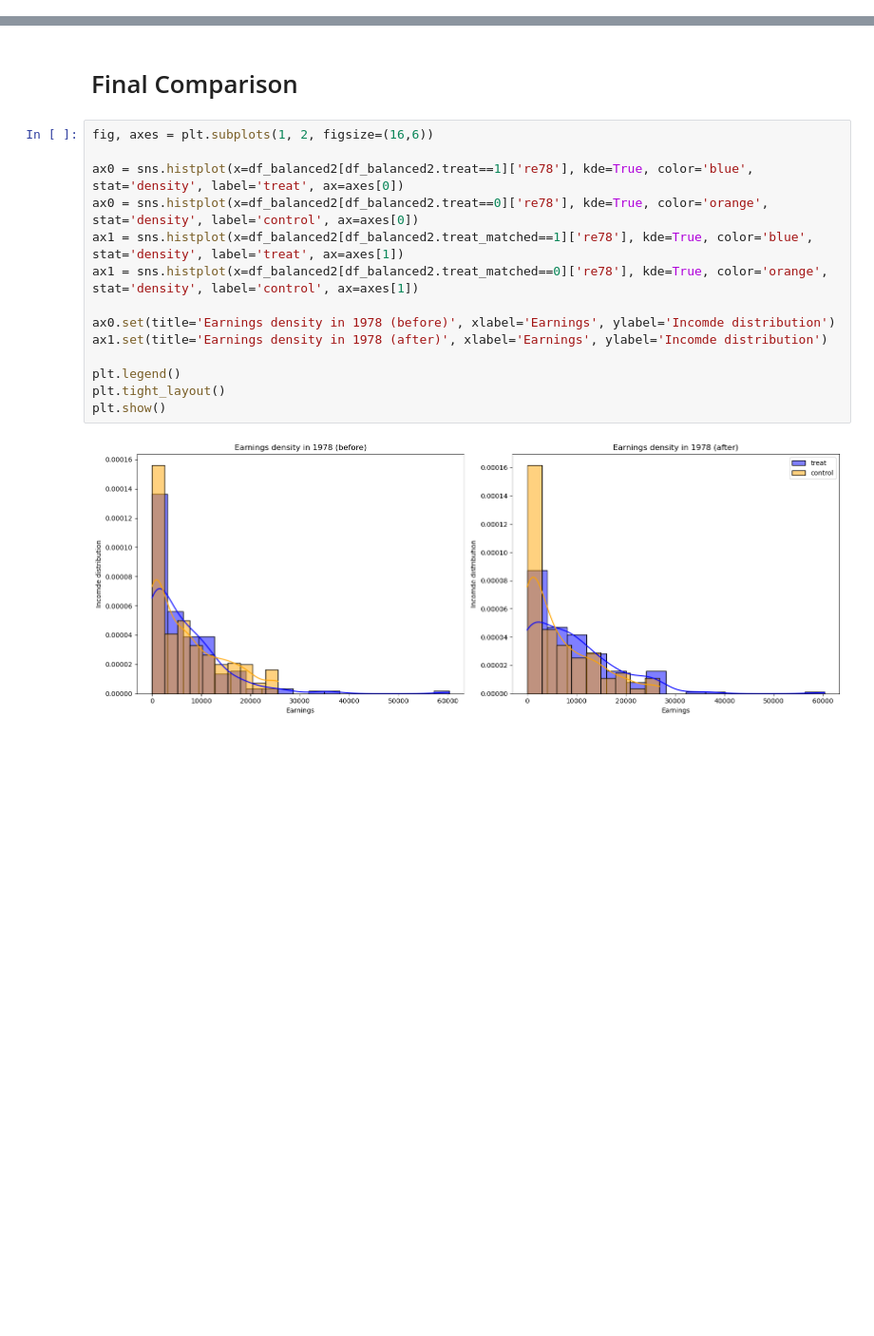
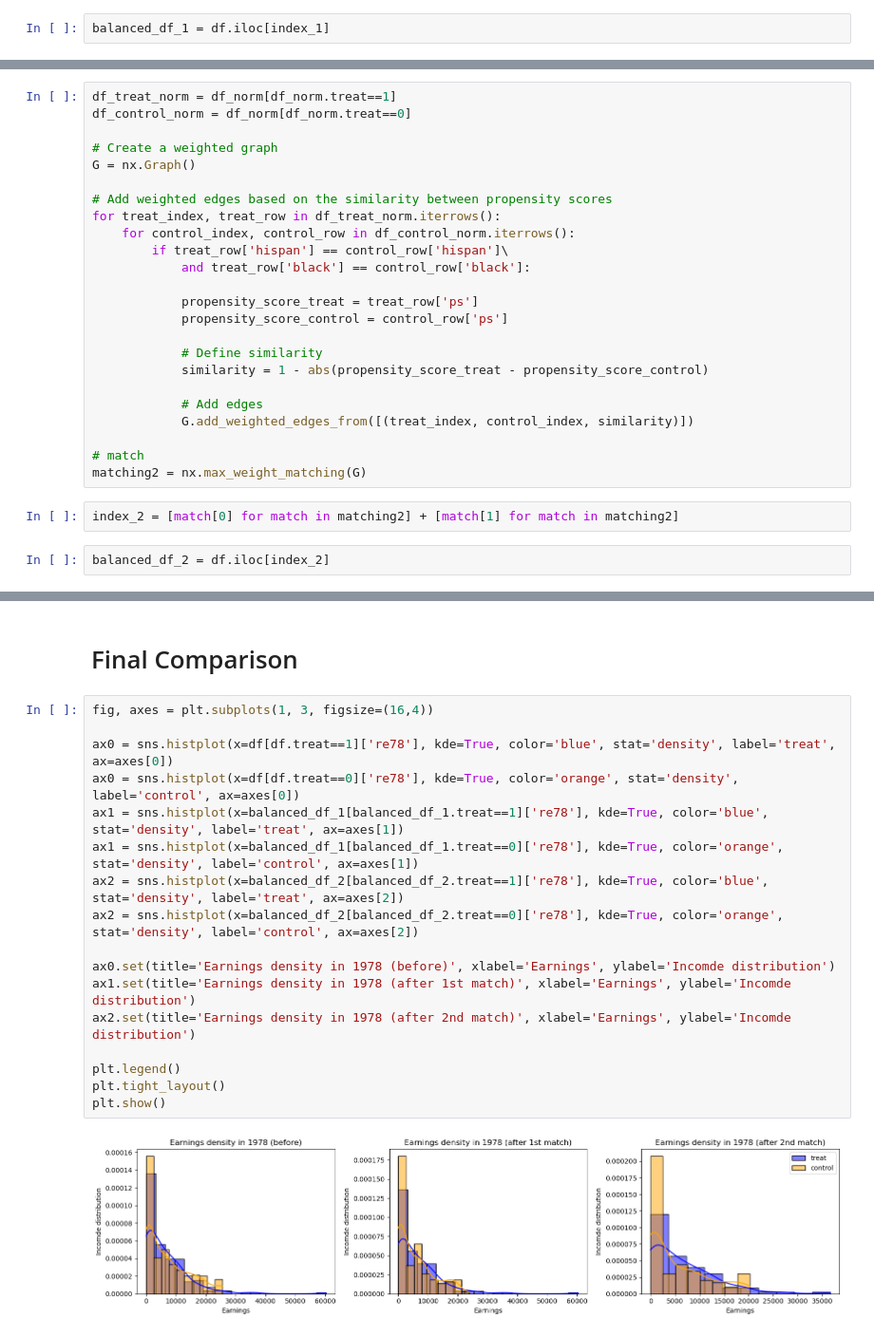
Before and after one commit to Jakhongir0103/epfl-ada, a Jupyter notebook: Exercises/05 - Causal analysis of observational data/Observational studies exercise.ipynb, the cells around one changed output, grey strips where cells are left out. Shown at 95% size. Drawn from its saved outputs; the diff is of its cells as text; blank space fills up the shorter version.

```diff
--- a/Exercises/05 - Causal analysis of observational data/Observational studies exercise.ipynb
+++ b/Exercises/05 - Causal analysis of observational data/Observational studies exercise.ipynb
@@ -245 +244,3 @@ df_balanced.loc[index_c,'treat_matched'] = 0
+# %%
+balanced_df_1 = df.iloc[index_1]
 # %%
@@ -324,0 +284,28 @@ df_final = df_norm.iloc[index_to_save]
+# %%
+df_treat_norm = df_norm[df_norm.treat==1]
+df_control_norm = df_norm[df_norm.treat==0]
+
+# Create a weighted graph
+G = nx.Graph()
+
+# Add weighted edges based on the similarity between propensity scores
+for treat_index, treat_row in df_treat_norm.iterrows():
+    for control_index, control_row in df_control_norm.iterrows():
+        if treat_row['hispan'] == control_row['hispan']\
+            and treat_row['black'] == control_row['black']:
+
+            propensity_score_treat = treat_row['ps']
+            propensity_score_control = control_row['ps']
+
+            # Define similarity
+            similarity = 1 - abs(propensity_score_treat - propensity_score_control)
+
+            # Add edges
+            G.add_weighted_edges_from([(treat_index, control_index, similarity)])
+
+# match
+matching2 = nx.max_weight_matching(G)
+# %%
+index_2 = [match[0] for match in matching2] + [match[1] for match in matching2]
+# %%
+balanced_df_2 = df.iloc[index_2]
@@ -452,19 +379,22 @@ plt.show()
 # %% [markdown]
 # Final Comparison
 # %%
-fig, axes = plt.subplots(1, 2, figsize=(16,6))
+fig, axes = plt.subplots(1, 3, figsize=(16,4))
 
-ax0 = sns.histplot(x=df_balanced2[df_balanced2.treat==1]['re78'], kde=True, color='blue', stat='density', label='treat', ax=axes[0])
-ax0 = sns.histplot(x=df_balanced2[df_balanced2.treat==0]['re78'], kde=True, color='orange', stat='density', label='control', ax=axes[0])
-ax1 = sns.histplot(x=df_balanced2[df_balanced2.treat_matched==1]['re78'], kde=True, color='blue', stat='density', label='treat', ax=axes[1])
-ax1 = sns.histplot(x=df_balanced2[df_balanced2.treat_matched==0]['re78'], kde=True, color='orange', stat='density', label='control', ax=axes[1])
+ax0 = sns.histplot(x=df[df.treat==1]['re78'], kde=True, color='blue', stat='density', label='treat', ax=axes[0])
+ax0 = sns.histplot(x=df[df.treat==0]['re78'], kde=True, color='orange', stat='density', label='control', ax=axes[0])
+ax1 = sns.histplot(x=balanced_df_1[balanced_df_1.treat==1]['re78'], kde=True, color='blue', stat='density', label='treat', ax=axes[1])
+ax1 = sns.histplot(x=balanced_df_1[balanced_df_1.treat==0]['re78'], kde=True, color='orange', stat='density', label='control', ax=axes[1])
+ax2 = sns.histplot(x=balanced_df_2[balanced_df_2.treat==1]['re78'], kde=True, color='blue', stat='density', label='treat', ax=axes[2])
+ax2 = sns.histplot(x=balanced_df_2[balanced_df_2.treat==0]['re78'], kde=True, color='orange', stat='density', label='control', ax=axes[2])
 
 ax0.set(title='Earnings density in 1978 (before)', xlabel='Earnings', ylabel='Incomde distribution')
-ax1.set(title='Earnings density in 1978 (after)', xlabel='Earnings', ylabel='Incomde distribution')
+ax1.set(title='Earnings density in 1978 (after 1st match)', xlabel='Earnings', ylabel='Incomde distribution')
+ax2.set(title='Earnings density in 1978 (after 2nd match)', xlabel='Earnings', ylabel='Incomde distribution')
 
 plt.legend()
 plt.tight_layout()
 plt.show()
 # %% [output]
-[figure, old version]
+[figure, new version]
 # %%
```
Also changed, not shown: parts of 34 cells of this notebook.
